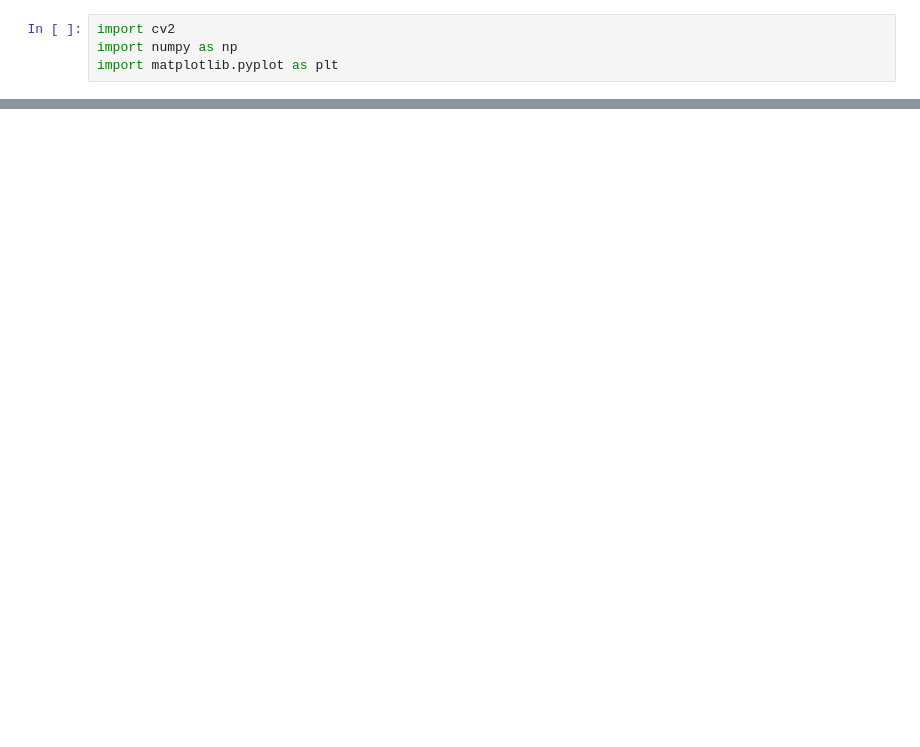
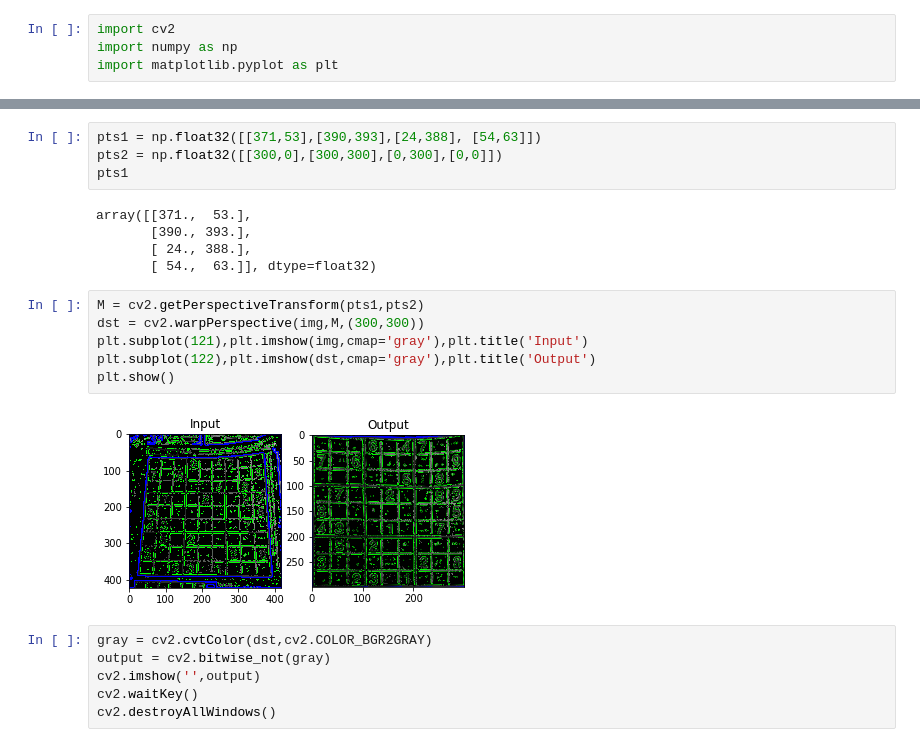
Before and after one commit to Srikanth-Kb/Sudoku-Solver, a Jupyter notebook: Untitled.ipynb, the cells around one changed output, grey strips where cells are left out. Drawn from its saved outputs; the diff is of its cells as text; blank space fills up the shorter version.

```diff
--- a/Untitled.ipynb
+++ b/Untitled.ipynb
@@ -28,0 +88,23 @@ lines.shape
+# %%
+pts1 = np.float32([[371,53],[390,393],[24,388], [54,63]])
+pts2 = np.float32([[300,0],[300,300],[0,300],[0,0]])
+pts1
+# %% [output]
+array([[371.,  53.],
+       [390., 393.],
+       [ 24., 388.],
+       [ 54.,  63.]], dtype=float32)
+# %%
+M = cv2.getPerspectiveTransform(pts1,pts2)
+dst = cv2.warpPerspective(img,M,(300,300))
+plt.subplot(121),plt.imshow(img,cmap='gray'),plt.title('Input')
+plt.subplot(122),plt.imshow(dst,cmap='gray'),plt.title('Output')
+plt.show()
+# %% [output]
+[figure, added]
+# %%
+gray = cv2.cvtColor(dst,cv2.COLOR_BGR2GRAY)
+output = cv2.bitwise_not(gray)
+cv2.imshow('',output)
+cv2.waitKey()
+cv2.destroyAllWindows()
```
Also changed, not shown: parts of 13 cells of this notebook, 2 other files.
